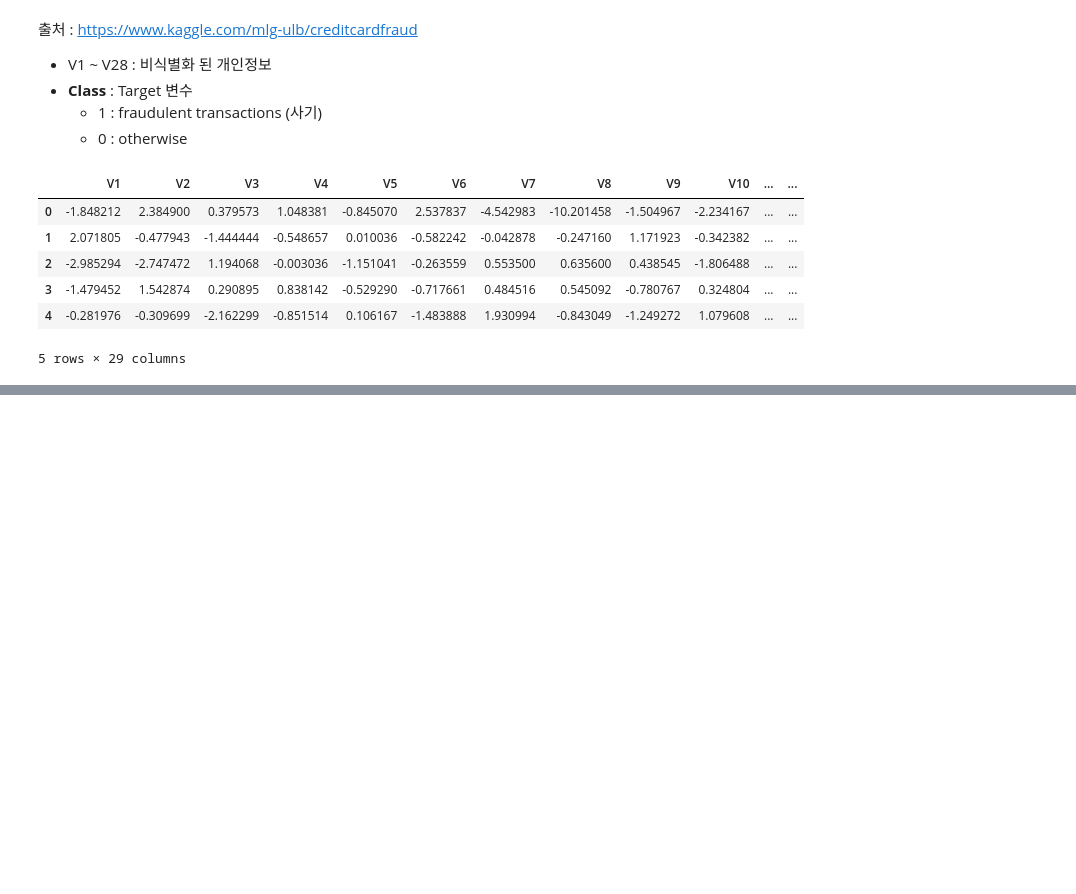
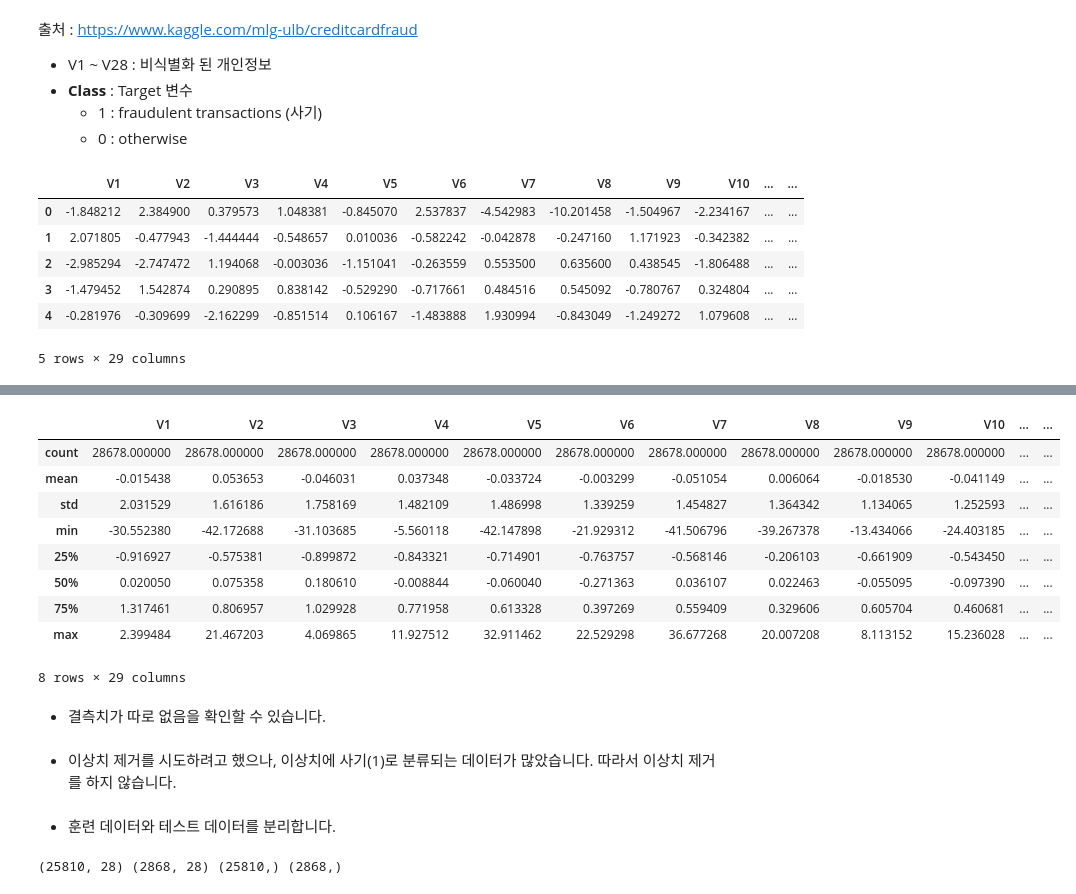
Before and after one commit to Taeyeun72/Tobigs20, a Jupyter notebook: Week02/Week02_Regression/[투빅스 20기 정규세션] 2주차 Regression_과제 3.ipynb, the cells around one changed output, grey strips where cells are left out. Drawn from its saved outputs; the diff is of its cells as text; code cells hidden in the pictures; blank space fills up the shorter version.

```diff
--- a/Week02/Week02_Regression/[투빅스 20기 정규세션] 2주차 Regression_과제 3.ipynb
+++ b/Week02/Week02_Regression/[투빅스 20기 정규세션] 2주차 Regression_과제 3.ipynb
@@ -40,0 +63,19 @@ data.head()
+# %%
+data.describe()
+# %% [output]
+|  | V1 | V2 | V3 | V4 | V5 | V6 | V7 | V8 | V9 | V10 | ... | ... |
+| count | 28678.000000 | 28678.000000 | 28678.000000 | 28678.000000 | 28678.000000 | 28678.000000 | 28678.000000 | 28678.000000 | 28678.000000 | 28678.000000 | ... | ... |
+| mean | -0.015438 | 0.053653 | -0.046031 | 0.037348 | -0.033724 | -0.003299 | -0.051054 | 0.006064 | -0.018530 | -0.041149 | ... | ... |
+| std | 2.031529 | 1.616186 | 1.758169 | 1.482109 | 1.486998 | 1.339259 | 1.454827 | 1.364342 | 1.134065 | 1.252593 | ... | ... |
+| min | -30.552380 | -42.172688 | -31.103685 | -5.560118 | -42.147898 | -21.929312 | -41.506796 | -39.267378 | -13.434066 | -24.403185 | ... | ... |
+| 25% | -0.916927 | -0.575381 | -0.899872 | -0.843321 | -0.714901 | -0.763757 | -0.568146 | -0.206103 | -0.661909 | -0.543450 | ... | ... |
+| 50% | 0.020050 | 0.075358 | 0.180610 | -0.008844 | -0.060040 | -0.271363 | 0.036107 | 0.022463 | -0.055095 | -0.097390 | ... | ... |
+| 75% | 1.317461 | 0.806957 | 1.029928 | 0.771958 | 0.613328 | 0.397269 | 0.559409 | 0.329606 | 0.605704 | 0.460681 | ... | ... |
+| max | 2.399484 | 21.467203 | 4.069865 | 11.927512 | 32.911462 | 22.529298 | 36.677268 | 20.007208 | 8.113152 | 15.236028 | ... | ... |
+8 rows × 29 columns
+# %% [markdown]
+- 결측치가 따로 없음을 확인할 수 있습니다.
+# %% [markdown]
+- 이상치 제거를 시도하려고 했으나, 이상치에 사기(1)로 분류되는 데이터가 많았습니다. 따라서 이상치 제거를 하지 않습니다.
+# %% [markdown]
+- 훈련 데이터와 테스트 데이터를 분리합니다.
@@ -40,0 +89,4 @@ data.head()
+# %%
+print(X_train.shape, X_test.shape, y_train.shape, y_test.shape)
+# %% [output]
+(25810, 28) (2868, 28) (25810,) (2868,)
```
Also changed, not shown: parts of 32 cells of this notebook.
